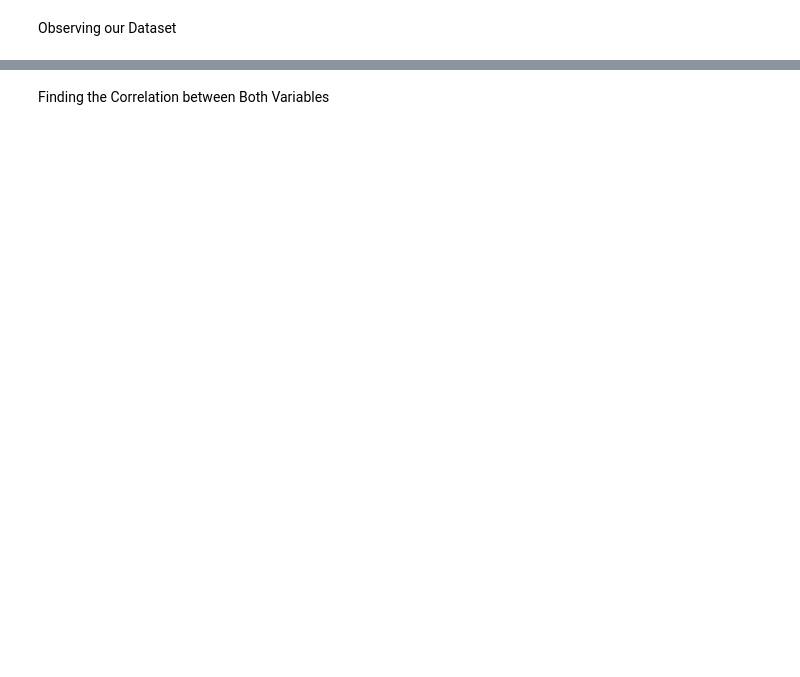
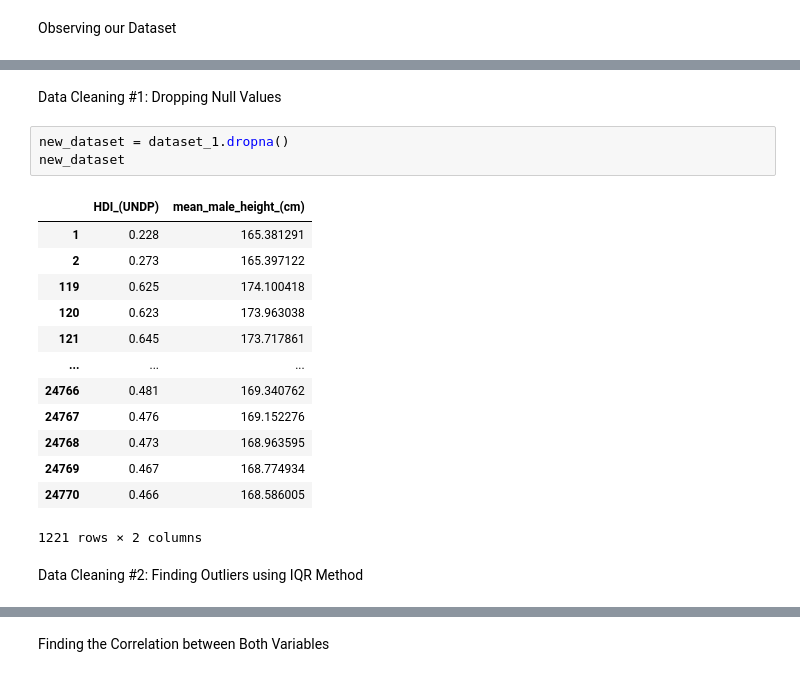
Before and after one commit to emiriosp/correlation_hdi_and_height, a Jupyter notebook: correlation_HDI_and_mean_male_height.ipynb, the cells around one changed output, grey strips where cells are left out. Cells and saved outputs as stored; diff of their text form; blank space fills up the shorter version.

```diff
--- a/correlation_HDI_and_mean_male_height.ipynb
+++ b/correlation_HDI_and_mean_male_height.ipynb
@@ -26,0 +46,21 @@ df
+# %% [markdown]
+Data Cleaning #1: Dropping Null Values
+# %%
+new_dataset = dataset_1.dropna()
+new_dataset
+# %% [output]
+|  | HDI_(UNDP) | mean_male_height_(cm) |
+| 1 | 0.228 | 165.381291 |
+| 2 | 0.273 | 165.397122 |
+| 119 | 0.625 | 174.100418 |
+| 120 | 0.623 | 173.963038 |
+| 121 | 0.645 | 173.717861 |
+| ... | ... | ... |
+| 24766 | 0.481 | 169.340762 |
+| 24767 | 0.476 | 169.152276 |
+| 24768 | 0.473 | 168.963595 |
+| 24769 | 0.467 | 168.774934 |
+| 24770 | 0.466 | 168.586005 |
+1221 rows × 2 columns
+# %% [markdown]
+Data Cleaning #2: Finding Outliers using IQR Method
```
Also changed, not shown: parts of 21 cells of this notebook.
